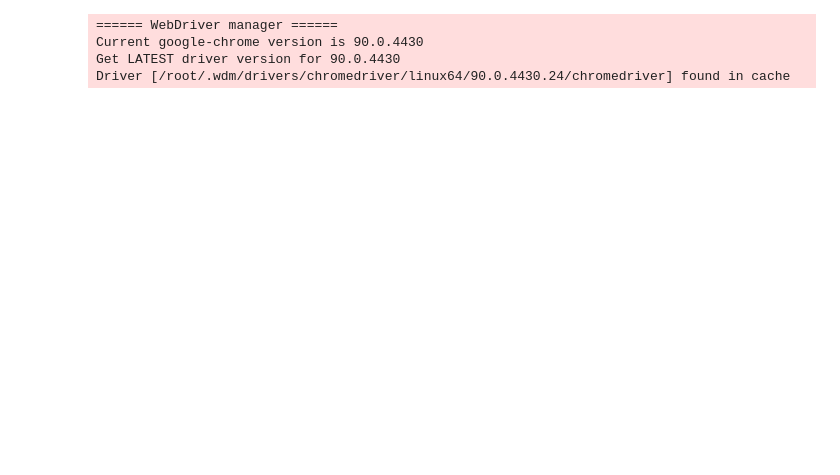
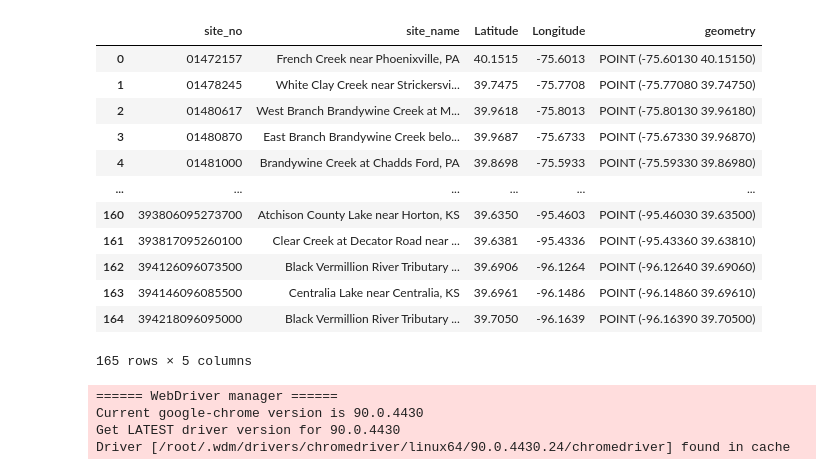
Before and after one commit to csp-inc/fluvius, a Jupyter notebook: notebooks/01-Acquire-USGS.ipynb, the cells around one changed output. Drawn from its saved outputs; the diff is of its cells as text; code cells hidden in the pictures; blank space fills up the shorter version.

```diff
--- a/notebooks/01-Explore-USGS.ipynb
+++ b/notebooks/01-Acquire-USGS.ipynb
@@ -17,3 +20,19 @@ Driver [/root/.wdm/drivers/chromedriver/linux64/90.0.4430.24/chromedriver] found
+# %%
+db.station_df
+# %% [output]
+|  | site_no | site_name | Latitude | Longitude | geometry |
+| 0 | 01472157 | French Creek near Phoenixville, PA | 40.1515 | -75.6013 | POINT (-75.60130 40.15150) |
+| 1 | 01478245 | White Clay Creek near Strickersvi... | 39.7475 | -75.7708 | POINT (-75.77080 39.74750) |
+| 2 | 01480617 | West Branch Brandywine Creek at M... | 39.9618 | -75.8013 | POINT (-75.80130 39.96180) |
+| 3 | 01480870 | East Branch Brandywine Creek belo... | 39.9687 | -75.6733 | POINT (-75.67330 39.96870) |
+| 4 | 01481000 | Brandywine Creek at Chadds Ford, PA | 39.8698 | -75.5933 | POINT (-75.59330 39.86980) |
+| ... | ... | ... | ... | ... | ... |
+| 160 | 393806095273700 | Atchison County Lake near Horton, KS | 39.6350 | -95.4603 | POINT (-95.46030 39.63500) |
+| 161 | 393817095260100 | Clear Creek at Decator Road near ... | 39.6381 | -95.4336 | POINT (-95.43360 39.63810) |
+| 162 | 394126096073500 | Black Vermillion River Tributary ... | 39.6906 | -96.1264 | POINT (-96.12640 39.69060) |
+| 163 | 394146096085500 | Centralia Lake near Centralia, KS | 39.6961 | -96.1486 | POINT (-96.14860 39.69610) |
+| 164 | 394218096095000 | Black Vermillion River Tributary ... | 39.7050 | -96.1639 | POINT (-96.16390 39.70500) |
+165 rows × 5 columns
 # %%
 d_list = []
 for site_no in db.station_df.site_no: #full loop for all stations took 24 hours...
```
Also changed, not shown: parts of 1 cell of this notebook, 3 other files.
